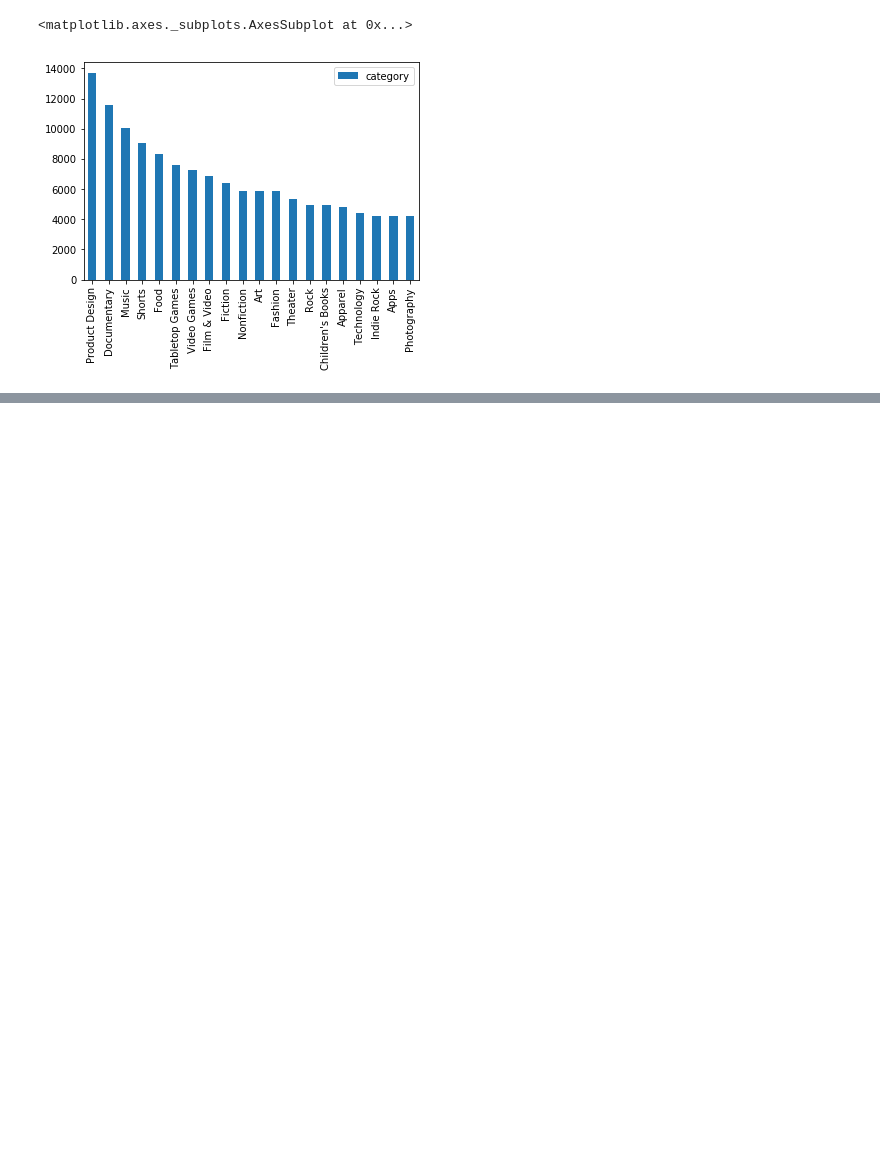
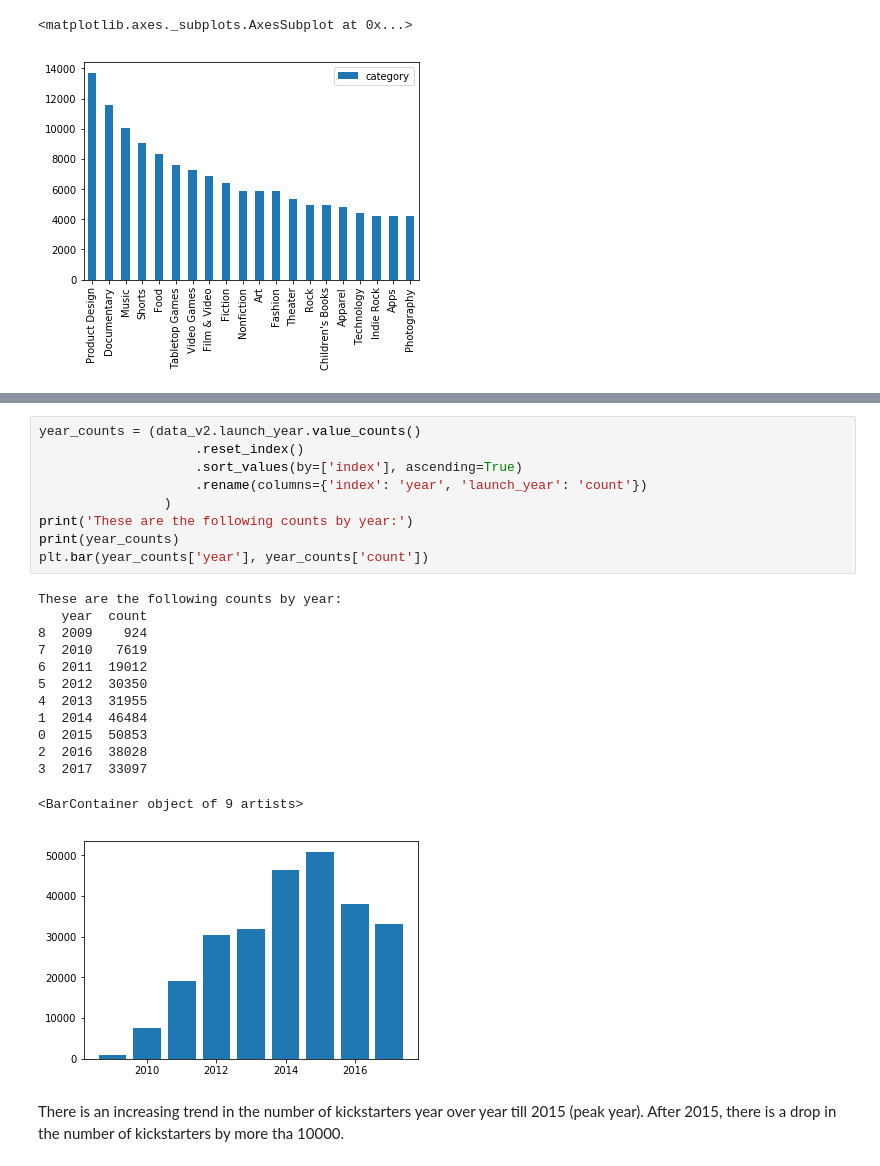
Before and after one commit to j2colaco/nu_ds_challenge, a Jupyter notebook: kickstarter_codebase.ipynb, the cells around one changed output, grey strips where cells are left out. Drawn from its saved outputs; the diff is of its cells as text; blank space fills up the shorter version.

```diff
--- a/kickstarter_codebase.ipynb
+++ b/kickstarter_codebase.ipynb
@@ -294,0 +307,25 @@ Following is a bar plot of the top 20 categories:
+# %%
+year_counts = (data_v2.launch_year.value_counts()
+                    .reset_index()
+                    .sort_values(by=['index'], ascending=True)
+                    .rename(columns={'index': 'year', 'launch_year': 'count'})
+                )
+print('These are the following counts by year:')
+print(year_counts)
+plt.bar(year_counts['year'], year_counts['count'])
+# %% [output]
+These are the following counts by year:
+   year  count
+8  2009    924
+7  2010   7619
+6  2011  19012
+5  2012  30350
+4  2013  31955
+1  2014  46484
+0  2015  50853
+2  2016  38028
+3  2017  33097
+<BarContainer object of 9 artists>
+[figure, added]
+# %% [markdown]
+There is an increasing trend in the number of kickstarters year over year till 2015 (peak year). After 2015, there is a drop in the number of kickstarters by more tha 10000.
```
Also changed, not shown: parts of 41 cells of this notebook.
